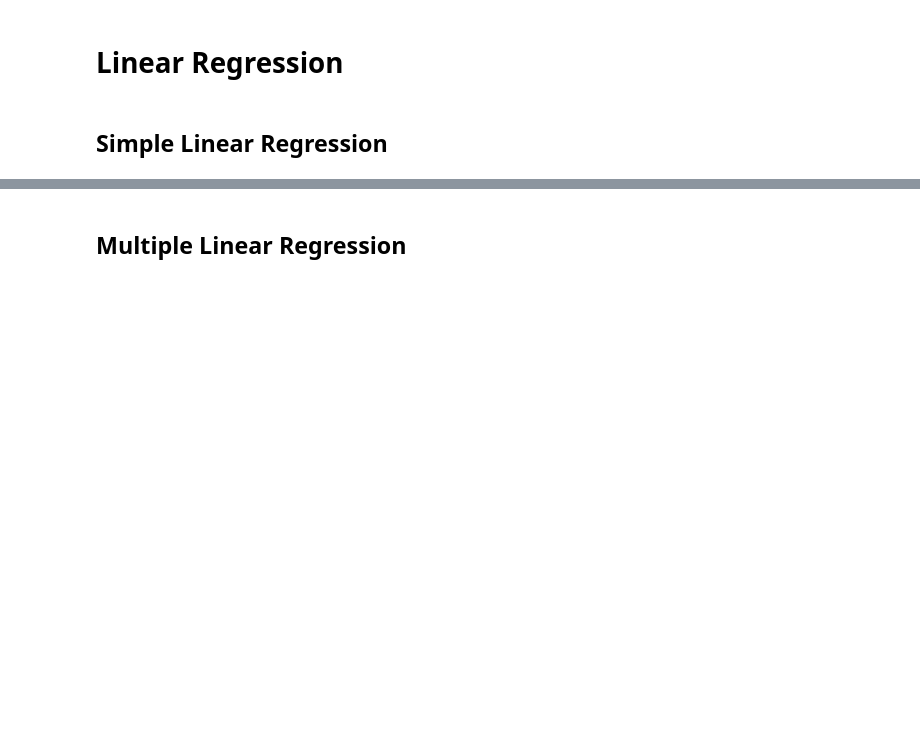
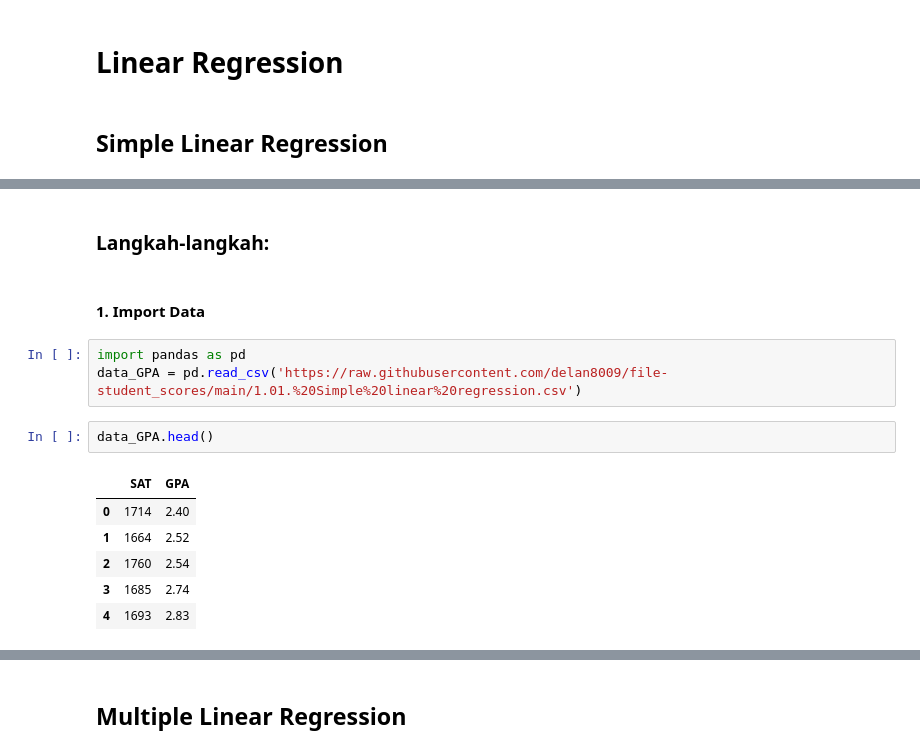
Before and after one commit to Fuuad31/Statistical-Computation---Module-and-Function, a Jupyter notebook: Tugas Minggu V/Tugas Pekan V.ipynb, the cells around one changed output, grey strips where cells are left out. Cells and saved outputs as stored; diff of their text form; blank space fills up the shorter version.

```diff
--- a/Tugas Minggu V/Tugas Pekan V.ipynb
+++ b/Tugas Minggu V/Tugas Pekan V.ipynb
@@ -6,0 +159,16 @@
+# %% [markdown]
+### Langkah-langkah:
+# %% [markdown]
+#### 1. Import Data
+# %%
+import pandas as pd
+data_GPA = pd.read_csv('https://raw.githubusercontent.com/delan8009/file-student_scores/main/1.01.%20Simple%20linear%20regression.csv')
+# %%
+data_GPA.head()
+# %% [output]
+|  | SAT | GPA |
+| 0 | 1714 | 2.40 |
+| 1 | 1664 | 2.52 |
+| 2 | 1760 | 2.54 |
+| 3 | 1685 | 2.74 |
+| 4 | 1693 | 2.83 |
```
Also changed, not shown: parts of 45 cells of this notebook.
